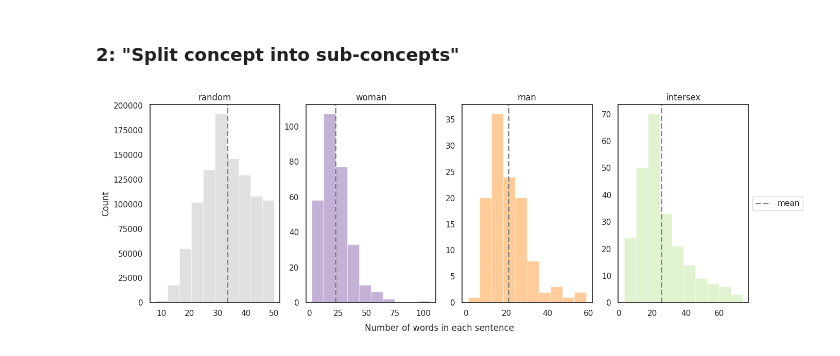
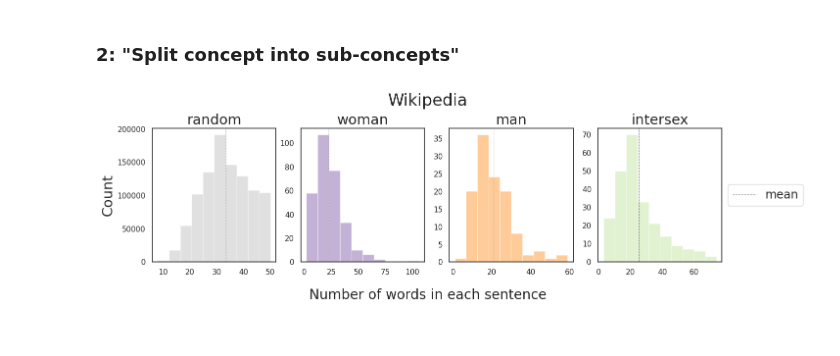
Before and after one commit to gaunby/master_project, a Jupyter notebook: notebooks/data_description.ipynb, the cells around one changed output. Saved outputs shown, nothing was run; the diff lists cells and outputs as text; code cells hidden in the pictures.

```diff
--- a/notebooks/data_description.ipynb
+++ b/notebooks/data_description.ipynb
@@ -357,53 +376,56 @@ for i in range(len(df_intersex)):
 
 df_intersex['words in sentences'] = word_in_sentence
 # %%
-sns.set(rc={"figure.figsize": (15, 5)})
+sns.set(rc={"figure.figsize": (15, 4)})
 sns.set_style("white")
 #plt.legend(labels=['random', 'woman', 'man', 'intersex'])
 
 subplot(1,4,1)
 ax = sns.distplot(df_random['words in sentences'], bins = 10, kde=False, label=None, color = sns.color_palette("Set2")[-1])
 ax.axvline(x=df_random['words in sentences'].mean(),
             color='grey',
             ls='--',
-            lw=2)
-ax.set_title('random')
-ax.set(ylabel='Count')
+            lw=0.8)
+ax.set_title('random', fontsize='xx-large')
+ax.set_ylabel('Count', fontsize='xx-large')
 ax.set(xlabel=' ')
 
 subplot(1,4,2)
 ax = sns.distplot(df_woman['words in sentences'], bins = 10, kde=False, label=None, color = sns.color_palette("Paired")[9])
 ax.axvline(x=df_woman['words in sentences'].mean(),
             color='grey',
             ls='--',
-            lw=2)
-ax.set_title('woman')
+            lw=0.8)
+ax.set_title('woman', fontsize='xx-large')
 ax.set(xlabel=' ')
 
 subplot(1,4,3)
 ax = sns.distplot(df_man['words in sentences'], bins = 10, kde=False, color = sns.color_palette("Paired")[7])
 ax.axvline(x=df_man['words in sentences'].mean(),
             color='grey',
             ls='--',
-            lw=2)
-ax.set_title('man')
+            lw=0.8)
+ax.set_title('man', fontsize='xx-large')
 ax.set(xlabel=' ')
 
 subplot(1,4,4)
 ax = sns.distplot(df_intersex['words in sentences'], bins = 10, kde=False, color = sns.color_palette("Paired")[2])
 ax.axvline(x=df_intersex['words in sentences'].mean(),
             color='grey',
             ls='--',
-            lw=2)
-ax.set_title('intersex')
-ax.legend(labels=['mean'], loc='center left', bbox_to_anchor=(1, 0.5))
+            lw=0.8)
+ax.set_title('intersex', fontsize='xx-large')
+ax.legend(labels=['mean'], loc='center left', bbox_to_anchor=(1, 0.5), fontsize='x-large')
 ax.set(xlabel=' ')
 
 fig=ax.figure
-fig.text(0.5,0.01, "Number of words in each sentence", ha="center", va="center")
-plt.show()
+fig.subplots_adjust(top=0.85)
+fig.subplots_adjust(bottom=0.17)
+fig.text(0.5, 0.99, 'Wikipedia',  ha="center", va="center", fontsize=24)
+fig.text(0.5,0.000000001, "Number of words in each sentence", ha="center", va="center", fontsize=20)
+pylab.savefig("wiki_sentences.pdf", bbox_inches='tight')
 # %% [output]
-[figure, old version]
+[figure, new version]
 # %%
 tokens_random = []
 for i in list(df_random['Sentences'].index):
```
Also changed, not shown: parts of 6 cells of this notebook.
